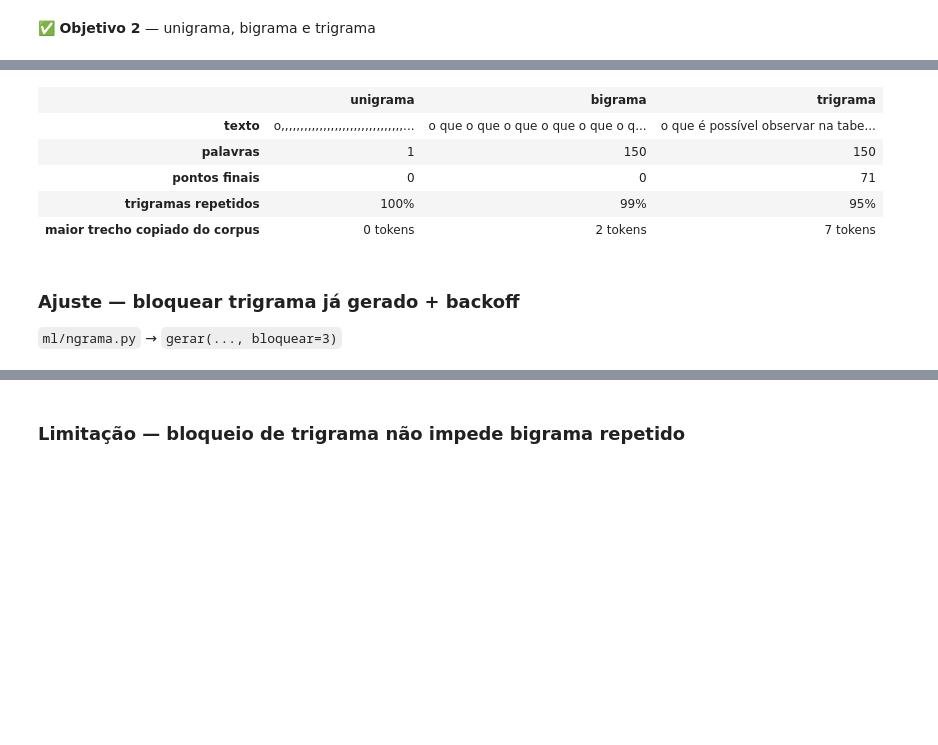
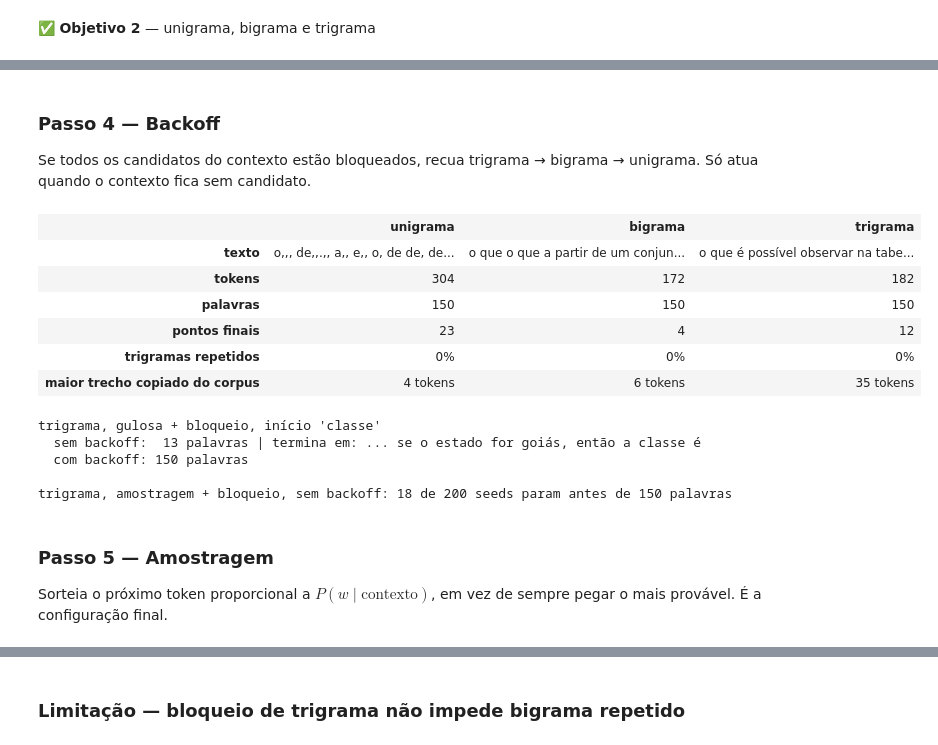
Before and after one commit to joaoleahy/topicos-banco-de-dados-ii, a Jupyter notebook: pratica-2-ngramas/notebook.ipynb, the cells around one changed output, grey strips where cells are left out. Cells and saved outputs as stored; diff of their text form; code cells hidden in the pictures; blank space fills up the shorter version.

```diff
--- a/pratica-2-ngramas/notebook.ipynb
+++ b/pratica-2-ngramas/notebook.ipynb
@@ -389,7 +120,7 @@ NOMES = {1: "unigrama", 2: "bigrama", 3: "trigrama"}
 
 def comparar(**kw):
     textos = {NOMES[n]: ngrama.gerar(T, n, ["o"], max_palavras=150, seed=42, **kw) for n in NOMES}
-    display(HTML(lado_a_lado({k: (bigrama.juntar(t), metricas.resumo(t, docs)) for k, t in textos.items()})))
+    display(HTML(lado_a_lado({k: (ngrama.juntar(t), metricas.resumo(t, docs)) for k, t in textos.items()})))
     return textos
 
 
@@ -409,0 +144,3 @@ textos_amostra = comparar()
+# %%
+evolucao = {}
+evolucao["1. gulosa pura"] = comparar(gulosa=True, backoff=False, limite_tokens=1000)
@@ -409,0 +159,2 @@ textos_amostra = comparar()
+# %%
+evolucao["2. + limite de tokens"] = comparar(gulosa=True, backoff=False)
@@ -409,0 +173,2 @@ textos_amostra = comparar()
+# %%
+evolucao["3. + bloqueio de trigrama"] = comparar(gulosa=True, backoff=False, bloquear=3)
@@ -410,14 +183,39 @@ textos_amostra = comparar()
+# %% [markdown]
+### Passo 4 — Backoff
+
+Se todos os candidatos do contexto estão bloqueados, recua trigrama → bigrama → unigrama. Só atua quando o contexto fica sem candidato.
 # %%
-textos_gulosa = comparar(gulosa=True)
+evolucao["4. + backoff"] = comparar(gulosa=True, bloquear=3)
 # %% [output]
 |  | unigrama | bigrama | trigrama |
-| texto | o,,,,,,,,,,,,,,,,,,,,,,,,,,,,,,,,... | o que o que o que o que o que o q... | o que é possível observar na tabe... |
-| palavras | 1 | 150 | 150 |
-| pontos finais | 0 | 0 | 71 |
-| trigramas repetidos | 100% | 99% | 95% |
-| maior trecho copiado do corpus | 0 tokens | 2 tokens | 7 tokens |
+| texto | o,,, de,,.,, a,, e,, o, de de, de... | o que o que a partir de um conjun... | o que é possível observar na tabe... |
+| tokens | 304 | 172 | 182 |
+| palavras | 150 | 150 | 150 |
+| pontos finais | 23 | 4 | 12 |
+| trigramas repetidos | 0% | 0% | 0% |
+| maior trecho copiado do corpus | 4 tokens | 6 tokens | 35 tokens |
-# %% [markdown]
-### Ajuste — bloquear trigrama já gerado + backoff
-
-`ml/ngrama.py` → `gerar(..., bloquear=3)`
+# %%
+def palavras(tokens):
+    return sum(map(ngrama.eh_palavra, tokens))
+
+
+sem = ngrama.gerar(T, 3, ["classe"], 150, gulosa=True, bloquear=3, backoff=False)
+com = ngrama.gerar(T, 3, ["classe"], 150, gulosa=True, bloquear=3)
+print("trigrama, gulosa + bloqueio, início 'classe'")
+print(f"  sem backoff: {palavras(sem):>3} palavras | termina em: ... {ngrama.juntar(sem[-10:])}")
+print(f"  com backoff: {palavras(com):>3} palavras")
+
+seeds = range(200)
+param = sum(palavras(ngrama.gerar(T, 3, ["o"], 150, seed=s, bloquear=3, backoff=False)) < 150 for s in seeds)
+print(f"\ntrigrama, amostragem + bloqueio, sem backoff: {param} de {len(seeds)} seeds param antes de 150 palavras")
+# %% [output]
+trigrama, gulosa + bloqueio, início 'classe'
+  sem backoff:  13 palavras | termina em: ... se o estado for goiás, então a classe é
+  com backoff: 150 palavras
+
+trigrama, amostragem + bloqueio, sem backoff: 18 de 200 seeds param antes de 150 palavras
+# %% [markdown]
+### Passo 5 — Amostragem
+
+Sorteia o próximo token proporcional a $P(w \mid \text{contexto})$, em vez de sempre pegar o mais provável. É a configuração final.
 # %%
```
Also changed, not shown: parts of 52 cells of this notebook, 12 other files.
